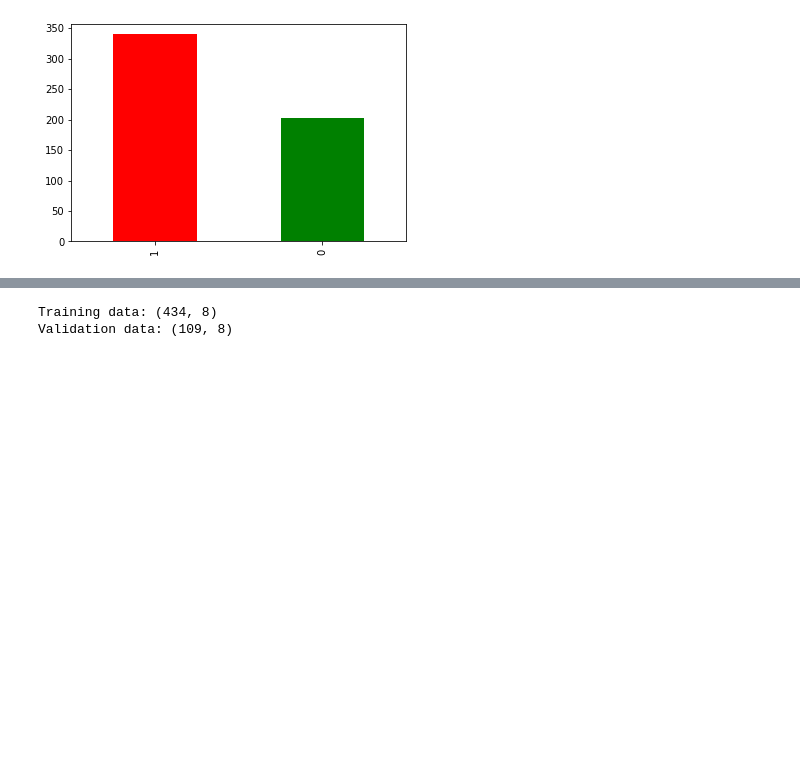
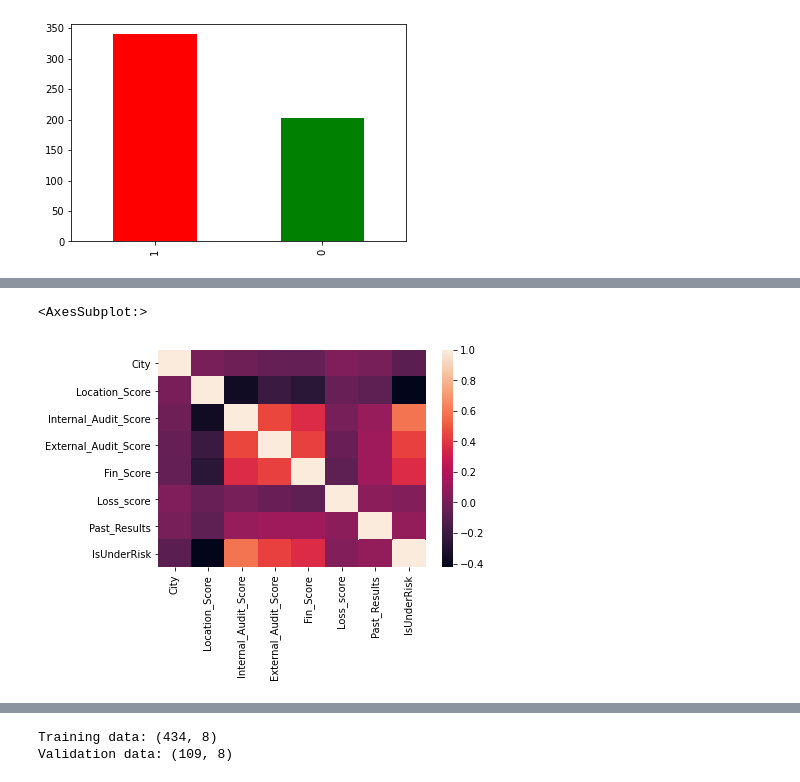
Before and after one commit to georgek2/ENd-To-EnD, a Jupyter notebook: 11_Finance/baseline.ipynb, the cells around one changed output, grey strips where cells are left out. Cells and saved outputs as stored; diff of their text form; code cells hidden in the pictures; blank space fills up the shorter version.

```diff
--- a/11_Finance/baseline.ipynb
+++ b/11_Finance/baseline.ipynb
@@ -219,0 +232,6 @@ data.IsUnderRisk.value_counts().plot(kind = 'bar', color = ['red', 'green'])
+# %%
+# plt.figure(figsize = (14, 8))
+sns.heatmap(data.corr())
+# %% [output]
+<AxesSubplot:>
+[figure, added]
```
Also changed, not shown: parts of 35 cells of this notebook.
